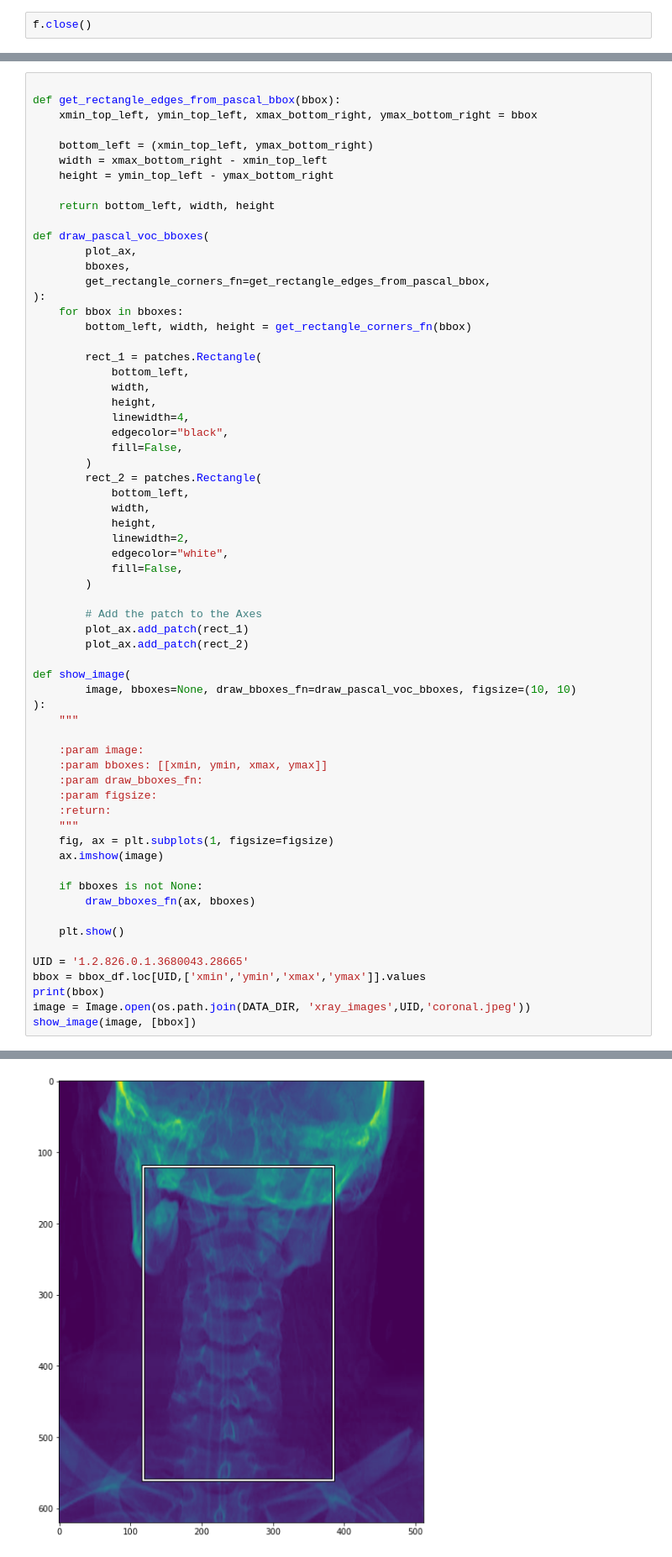
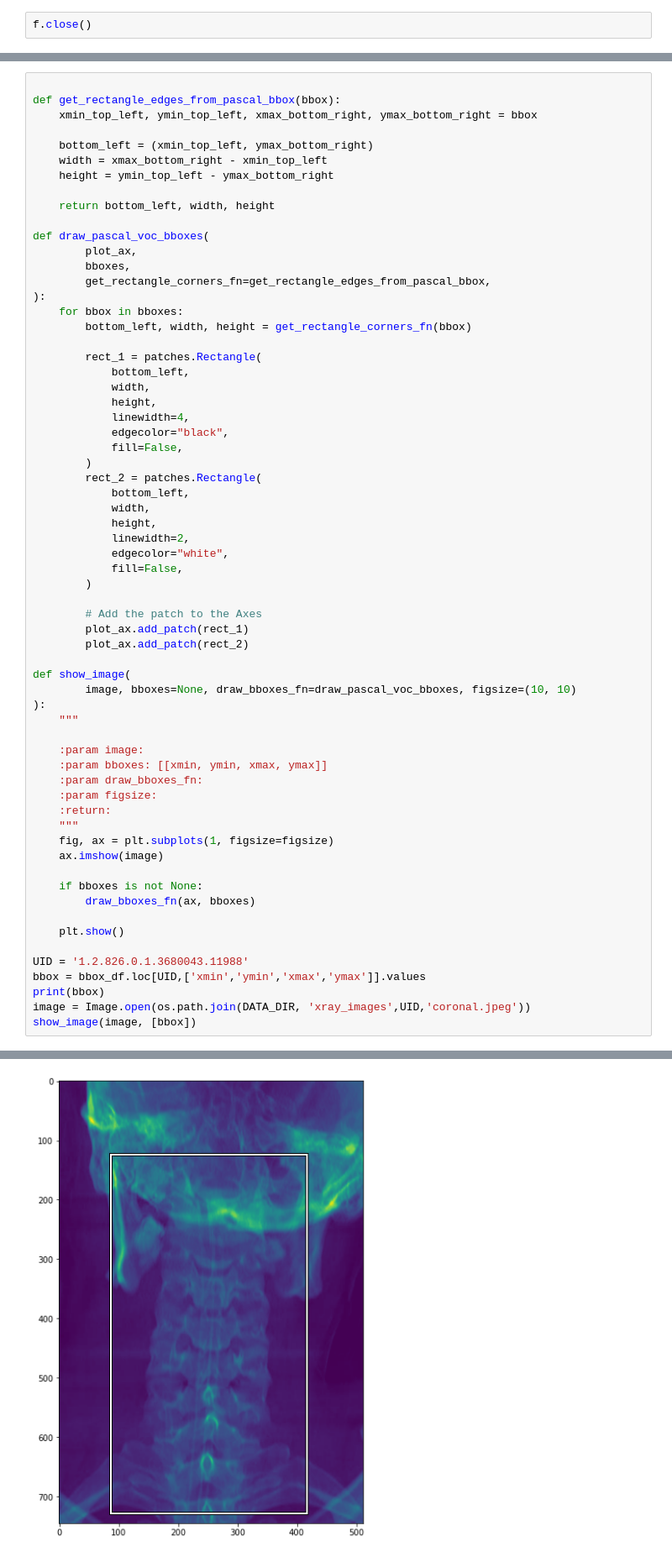
Before and after one commit to ghty011/cervical_spine, a Jupyter notebook: final/generate_segmentation_coronal_boundary_label.ipynb, the cells around one changed output, grey strips where cells are left out. Shown at 84% size. Cells and saved outputs as stored; diff of their text form.

```diff
--- a/final/generate_segmentation_coronal_boundary_label.ipynb
+++ b/final/generate_segmentation_coronal_boundary_label.ipynb
@@ -205,7 +209,7 @@ def show_image(
 
     plt.show()
 
-UID = '1.2.826.0.1.3680043.28665'
+UID = '1.2.826.0.1.3680043.11988'
 bbox = bbox_df.loc[UID,['xmin','ymin','xmax','ymax']].values
 print(bbox)
 image = Image.open(os.path.join(DATA_DIR, 'xray_images',UID,'coronal.jpeg'))
@@ -215,3 +219,3 @@ show_image(image, [bbox])
-[figure, old version]
+[figure, new version]
 # %%
 
```
Also changed, not shown: parts of 5 cells of this notebook, 4 other files.
